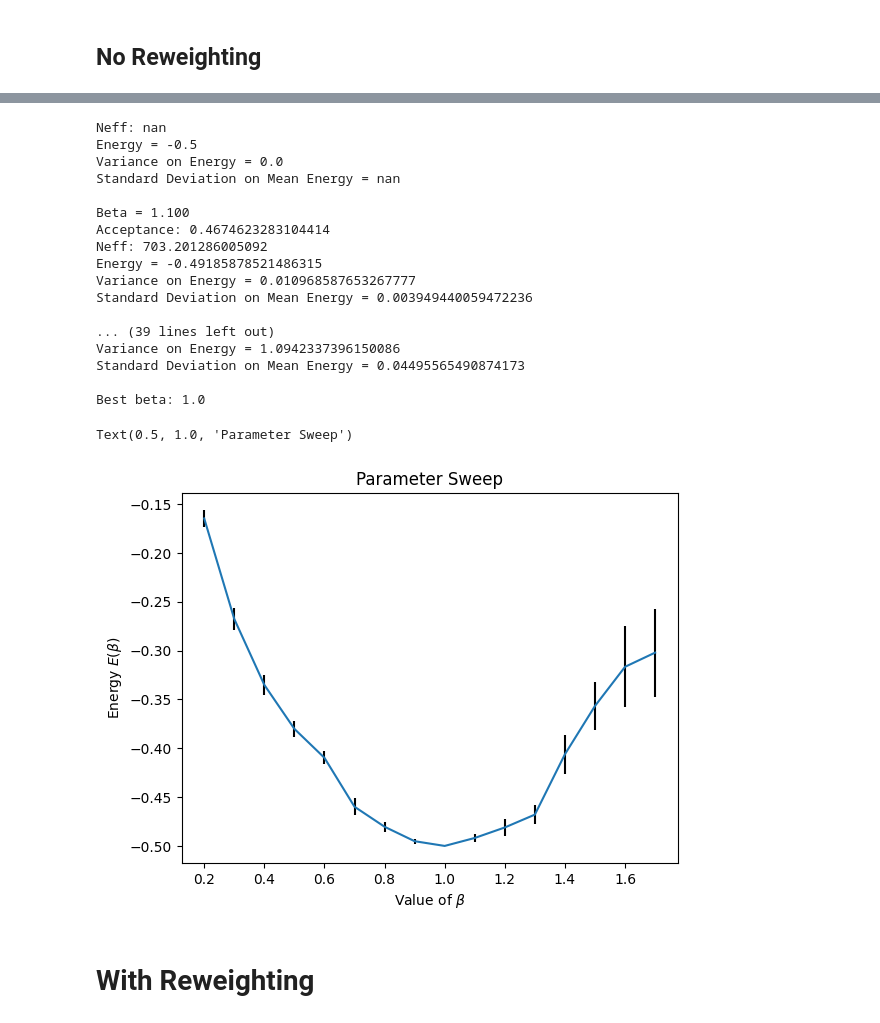
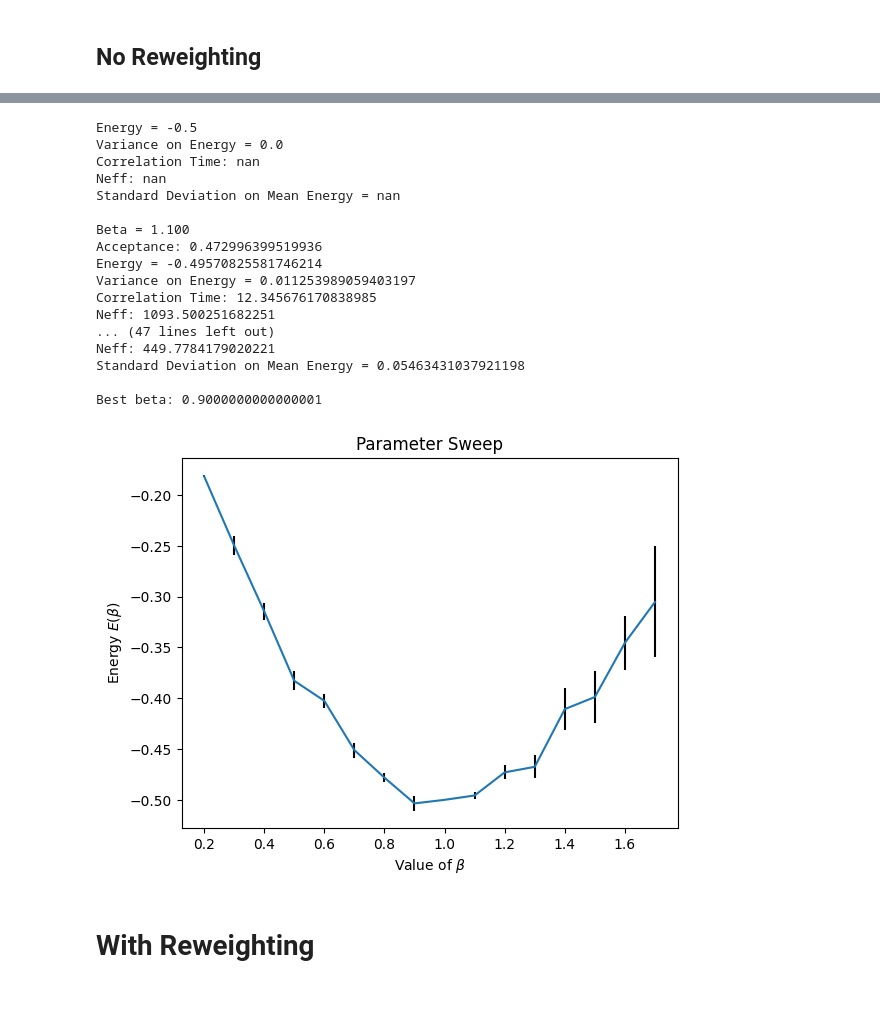
Before and after one commit to guilhermebaos/QUARMEN-Lessons, a Jupyter notebook: Computational-Solid-State/00-Exam-QMC/h.ipynb, the cells around one changed output, grey strips where cells are left out. Cells and saved outputs as stored; diff of their text form; code cells hidden in the pictures.

```diff
--- a/Computational-Solid-State/00-Exam-QMC/h.ipynb
+++ b/Computational-Solid-State/00-Exam-QMC/h.ipynb
@@ -74,28 +74,25 @@ def samplePos(M: int, beta: float, delta: float = 0.5) -> np.ndarray:
     return samples
 # %%
 def sampleNeff(data: np.ndarray, k1: int = 0, icutoff: int = 200) -> int:
+    # Equilibriation
+    data = data[k1:]
+
     # Raw data
-    N = len(data)
-    k2 = N-1
-
-    # icutoff = int(k2 * icutoff)
-    Neq = k2 - k1 + 1
+    Neq = len(data)
 
     # Calculate Stats
     ave = np.mean(data)
     var = np.var(data, mean=ave, ddof=1)
 
     # Calculate autocorrelations and cutoff
-    autocorr = np.array([np.sum((data[k1: k2-i]-ave) * (data[k1 + i: k2]-ave)) / (Neq - i) for i in range(1, Neq)]) / (var)
-    autocorr = autocorr[:icutoff]
+    autocorr = np.array([np.mean((data[: Neq-i]-ave) * (data[i:]-ave)) for i in range(1, icutoff+1)]) / (var)
 
     # Calculate autocorrelation time (sum until we find some negative number)
     timecorr = 1 + 2 * np.sum(autocorr * (np.arange(len(autocorr)) < np.argmax(autocorr < 0)))
 
     Neff = Neq / timecorr
-    print(f"Neff: {Neff}")
 
-    return Neff
+    return ave, var, timecorr, Neff
 # %% [markdown]
 ## No Reweighting
 # %%
@@ -116,15 +113,22 @@ for betaStart in bbRange:
     print(f"Beta = {betaStart:.3f}")
     Rs = samplePos(sampleM, betaStart, delta)
     Rs = Rs[discard:]
-    El = -0.5*betaStart*(betaStart - 2/Rs) - 1.0 / Rs
+    Ekin = -0.5*betaStart*(betaStart - 2/Rs)
+    Epot = - 1.0 / Rs
+    El = Ekin + Epot
+    ave, var, timecorr, Neff = sampleNeff(El)
 
-    Neff = sampleNeff(El)
+    with open(f"./Outputs/h-out-beta={betaStart:.2f}.txt", "w") as file:
+        for i in range(len(El)):
+            file.write(f"{El[i]}\t{Ekin[i]}\t{Epot[i]}\n")
 
-    Evar += [np.var(El)]
-    Estd += [np.std(El) / np.sqrt(Neff)]
-    Ebeta += [np.average(El)]
+    Evar += [var]
+    Estd += [np.sqrt(var) / np.sqrt(Neff)]
+    Ebeta += [ave]
     print(f"Energy = {Ebeta[-1]}")
     print(f"Variance on Energy = {Evar[-1]}")
+    print(f"Correlation Time: {timecorr}")
+    print(f"Neff: {Neff}")
     print(f"Standard Deviation on Mean Energy = {Estd[-1]}")
     print("")
 
@@ -133,5 +137,7 @@ plt.errorbar(bbRange, Ebeta, yerr=Estd, ecolor="black")
 plt.xlabel("Value of $\\beta$")
 plt.ylabel("Energy $E(\\beta)$")
 plt.title("Parameter Sweep")
+
+plt.savefig(f"./Plots/h-out-sweep.png")
 # %% [output]
 Beta = 0.200
@@ -154,22 +160,21 @@ Acceptance: 0.5101346846246166
-Neff: nan
 Energy = -0.5
 Variance on Energy = 0.0
+Correlation Time: nan
+Neff: nan
 Standard Deviation on Mean Energy = nan
 
 Beta = 1.100
-Acceptance: 0.4674623283104414
-Neff: 703.201286005092
-Energy = -0.49185878521486315
-Variance on Energy = 0.010968587653267777
-Standard Deviation on Mean Energy = 0.003949440059472236
+Acceptance: 0.472996399519936
+Energy = -0.49570825581746214
+Variance on Energy = 0.011253989059403197
+Correlation Time: 12.345676170838985
+Neff: 1093.500251682251
+... (47 lines left out)
+Neff: 449.7784179020221
+Standard Deviation on Mean Energy = 0.05463431037921198
 
-... (39 lines left out)
-Variance on Energy = 1.0942337396150086
-Standard Deviation on Mean Energy = 0.04495565490874173
-
-Best beta: 1.0
+Best beta: 0.9000000000000001
-Text(0.5, 1.0, 'Parameter Sweep')
-[figure, old version]
+[figure, new version]
 # %% [markdown]
 # With Reweighting
 # %%
```
Also changed, not shown: parts of 2 cells of this notebook, 44 other files.
